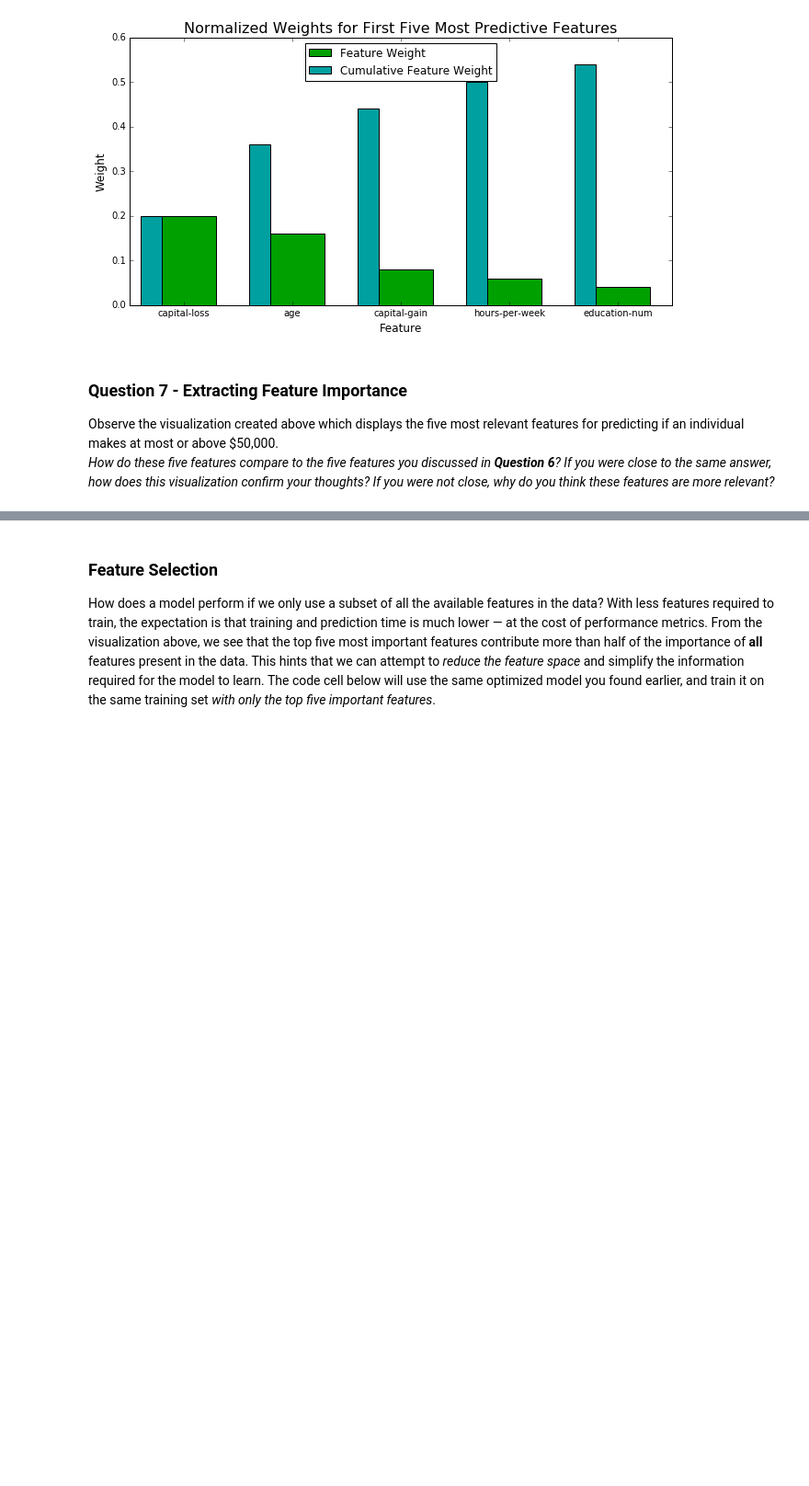
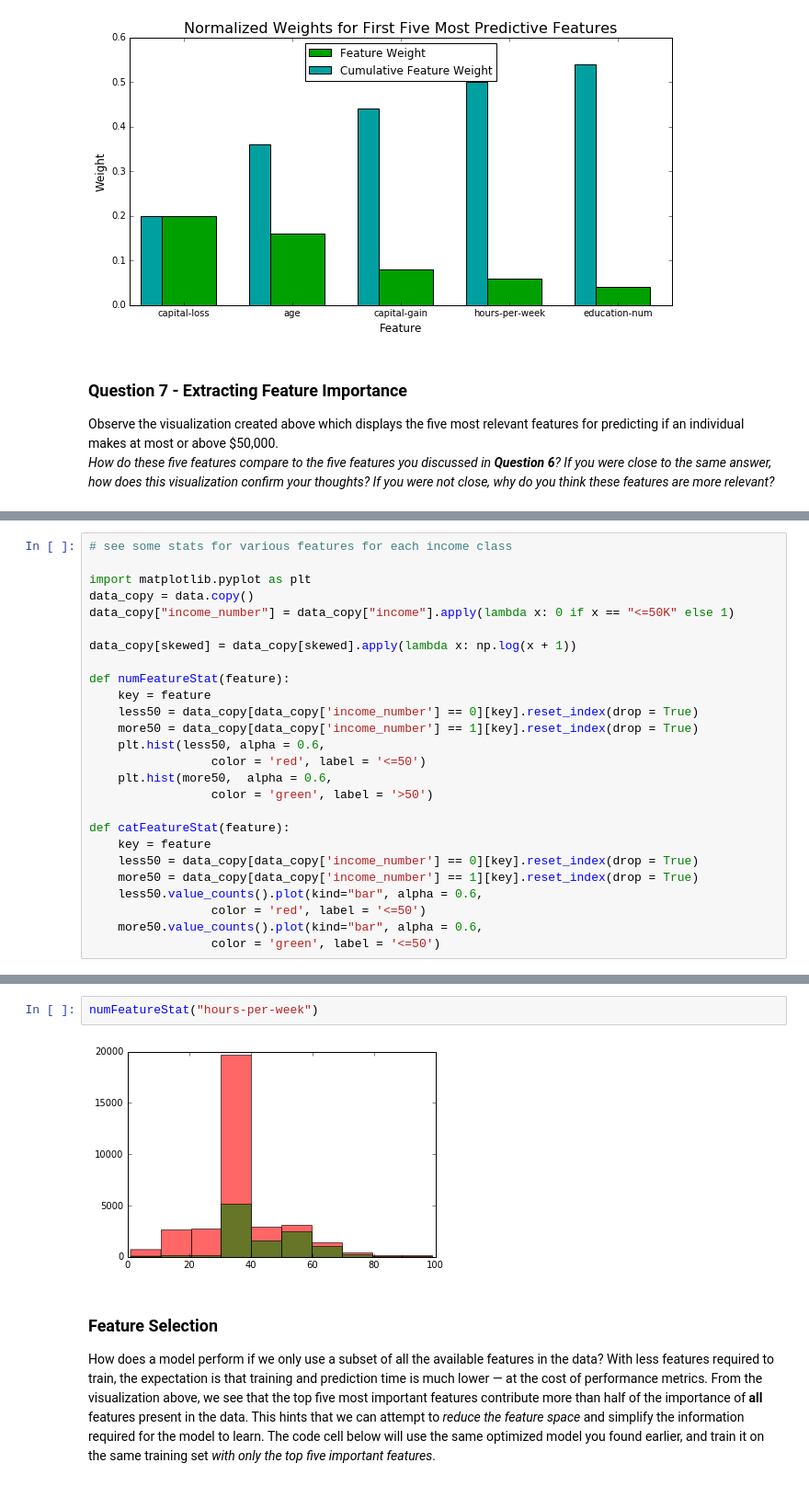
Before and after one commit to tcnguyen/MLND, a Jupyter notebook: finding_donors/finding_donors.ipynb, the cells around one changed output, grey strips where cells are left out. Shown at 92% size. Saved outputs shown, nothing was run; the diff lists cells and outputs as text; blank space fills up the shorter version.

```diff
--- a/finding_donors/finding_donors.ipynb
+++ b/finding_donors/finding_donors.ipynb
@@ -610,0 +571,26 @@ _How do these five features compare to the five features you discussed in **Ques
+# %%
+# see some stats for various features for each income class
+
+import matplotlib.pyplot as plt
+data_copy = data.copy()
+data_copy["income_number"] = data_copy["income"].apply(lambda x: 0 if x == "<=50K" else 1)
+
+data_copy[skewed] = data_copy[skewed].apply(lambda x: np.log(x + 1))
+
+def numFeatureStat(feature):
+    key = feature
+    less50 = data_copy[data_copy['income_number'] == 0][key].reset_index(drop = True)
+    more50 = data_copy[data_copy['income_number'] == 1][key].reset_index(drop = True)
+    plt.hist(less50, alpha = 0.6,
+                 color = 'red', label = '<=50')
+    plt.hist(more50,  alpha = 0.6,
+                 color = 'green', label = '>50')
+
+def catFeatureStat(feature):
+    key = feature
+    less50 = data_copy[data_copy['income_number'] == 0][key].reset_index(drop = True)
+    more50 = data_copy[data_copy['income_number'] == 1][key].reset_index(drop = True)
+    less50.value_counts().plot(kind="bar", alpha = 0.6,
+                 color = 'red', label = '<=50')
+    more50.value_counts().plot(kind="bar", alpha = 0.6,
+                 color = 'green', label = '<=50')
@@ -611,3 +621,7 @@ _How do these five features compare to the five features you discussed in **Ques
+# %%
+numFeatureStat("hours-per-week")
+# %% [output]
+[figure, added]
 # %% [markdown]
 ### Feature Selection
 How does a model perform if we only use a subset of all the available features in the data? With less features required to train, the expectation is that training and prediction time is much lower — at the cost of performance metrics. From the visualization above, we see that the top five most important features contribute more than half of the importance of **all** features present in the data. This hints that we can attempt to *reduce the feature space* and simplify the information required for the model to learn. The code cell below will use the same optimized model you found earlier, and train it on the same training set *with only the top five important features*.
```
Also changed, not shown: parts of 26 cells of this notebook, 1 other file.
